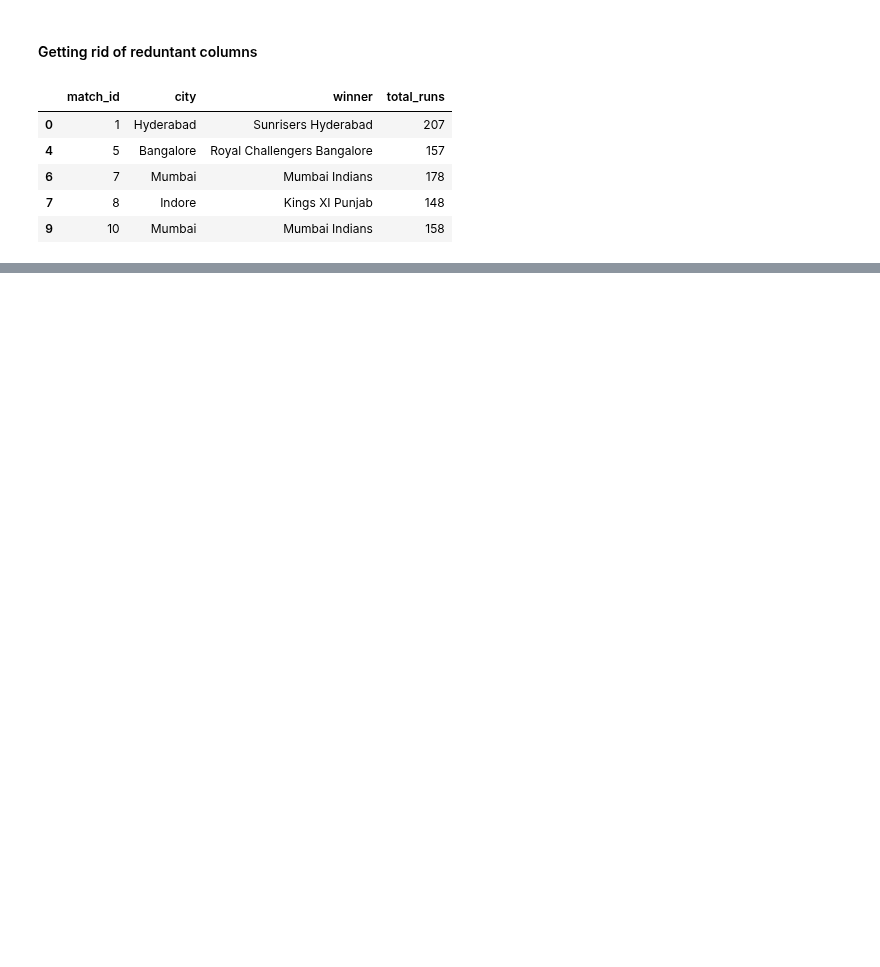
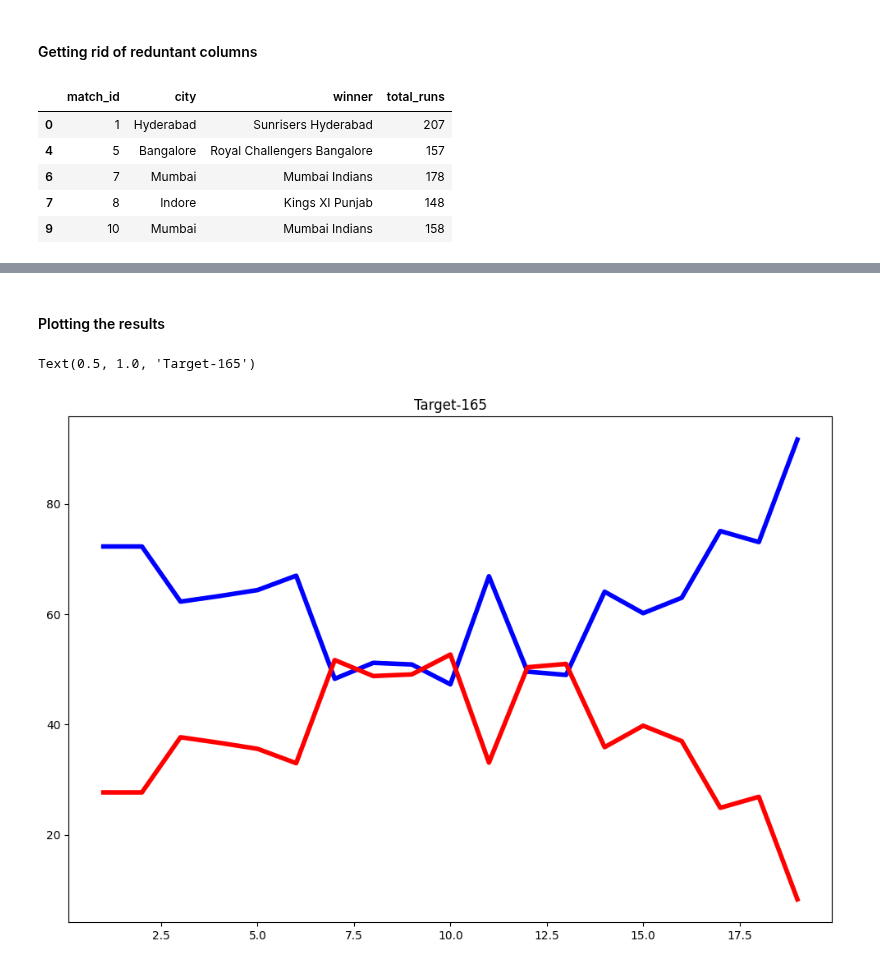
Before and after one commit to Mohwit/Ipl_chasing_team_win_predictor, a Jupyter notebook: iplMatchPredictor.ipynb, the cells around one changed output, grey strips where cells are left out. Cells and saved outputs as stored; diff of their text form; code cells hidden in the pictures; blank space fills up the shorter version.

```diff
--- a/iplMatchPredictor.ipynb
+++ b/iplMatchPredictor.ipynb
@@ -238,0 +453,10 @@ match_df.head()
+# %%
+from sklearn.compose import ColumnTransformer
+from sklearn.preprocessing import OneHotEncoder
+
+col_trf = ColumnTransformer([
+    ('col_trf', OneHotEncoder(sparse=False, drop='first'),
+    ['batting_team', 'bowling_team', 'bowling_team', 'city'])
+   ]
+   , remainder='passthrough'
+)
@@ -238,0 +469,9 @@ match_df.head()
+# %%
+## defining the model
+model_pipe = Pipeline(steps=[
+    ('step1',col_trf),
+    ('step2',LogisticRegression(solver='liblinear'))
+])
+# %%
+## fitting the training samples
+model_pipe.fit(X_train, y_train)
@@ -238,0 +570,4 @@ match_df.head()
+# %%
+## Calling function
+out_df, target = win_prob_calc(dilv_df, 80, model_pipe)
+out_df
@@ -238,0 +595,18 @@ match_df.head()
+# %% [markdown]
+#### Plotting the results
+# %%
+import matplotlib.pyplot as plt
+
+## plotting win and lose probabilities over by over
+plt.figure(figsize=(12,8))
+
+## plot win probabilities
+plt.plot(out_df['end_of_over'],out_df['win'],color='blue',linewidth=4)
+
+## plot losing probabilities
+plt.plot(out_df['end_of_over'],out_df['lose'],color='red',linewidth=4)
+
+plt.title('Target-' + str(target))
+# %% [output]
+Text(0.5, 1.0, 'Target-165')
+[figure, added]
```
Also changed, not shown: parts of 42 cells of this notebook.
